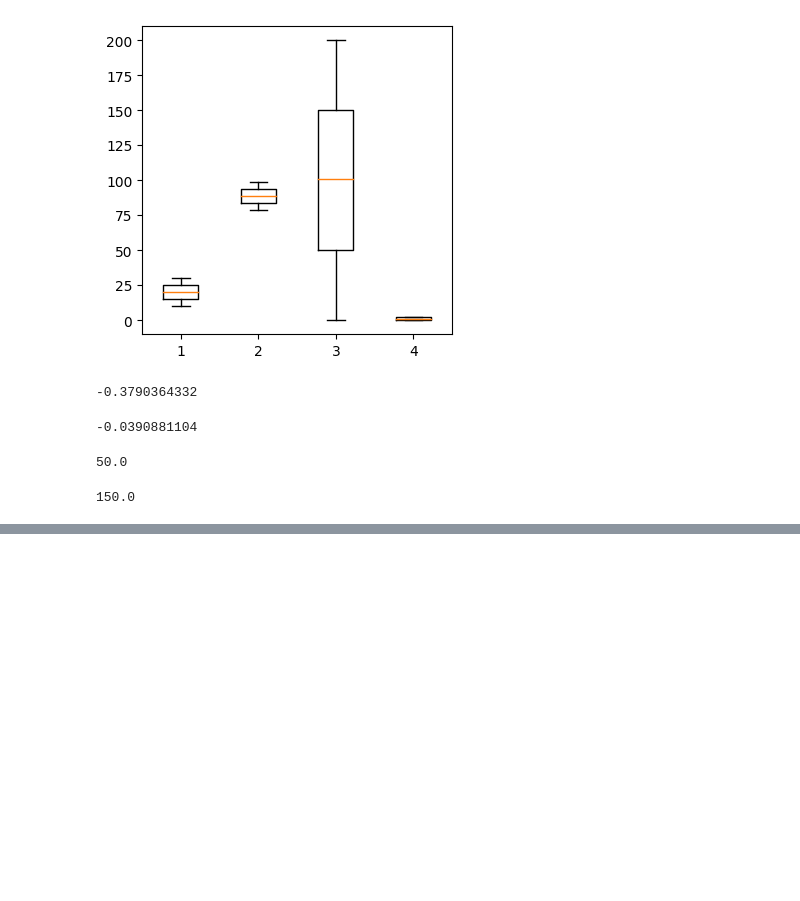
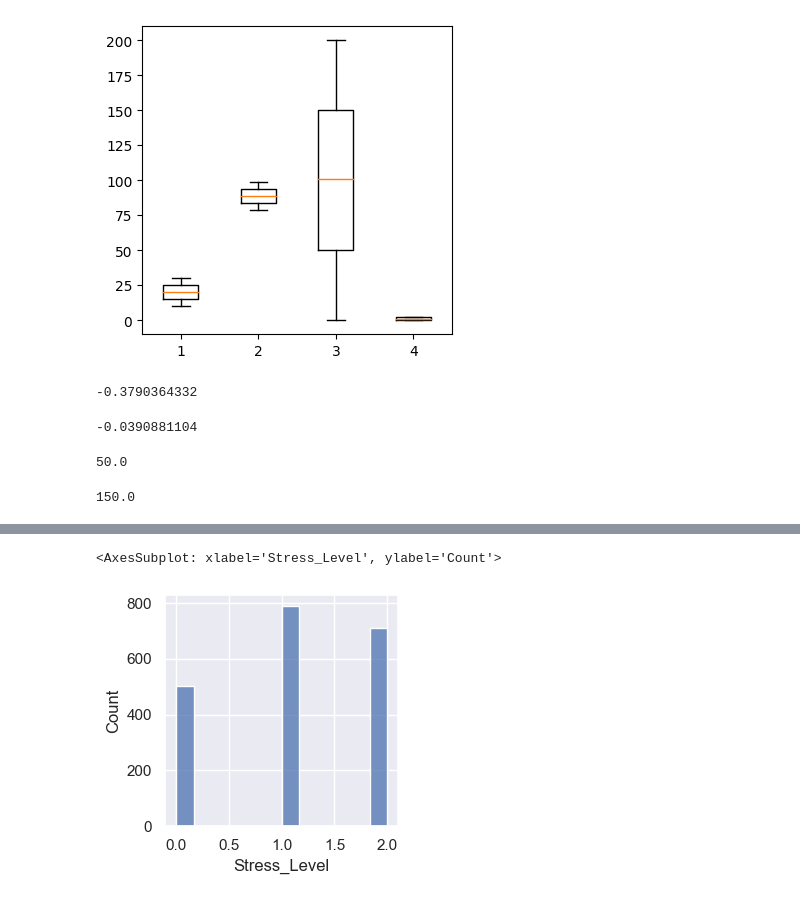
Before and after one commit to nadeap/Stress-Level-Detection, a Jupyter notebook: stress level detection.ipynb, the cells around one changed output, grey strips where cells are left out. Cells and saved outputs as stored; diff of their text form; code cells hidden in the pictures; blank space fills up the shorter version.

```diff
--- a/stress level detection.ipynb
+++ b/stress level detection.ipynb
@@ -110,0 +137,7 @@ Q2
+# %%
+plt.figure(figsize=(3,3))
+sns.set(font_scale=1)
+sns.histplot(data=data, x='Stress_Level')
+# %% [output]
+<AxesSubplot: xlabel='Stress_Level', ylabel='Count'>
+[figure, added]
```
Also changed, not shown: parts of 5 cells of this notebook.
